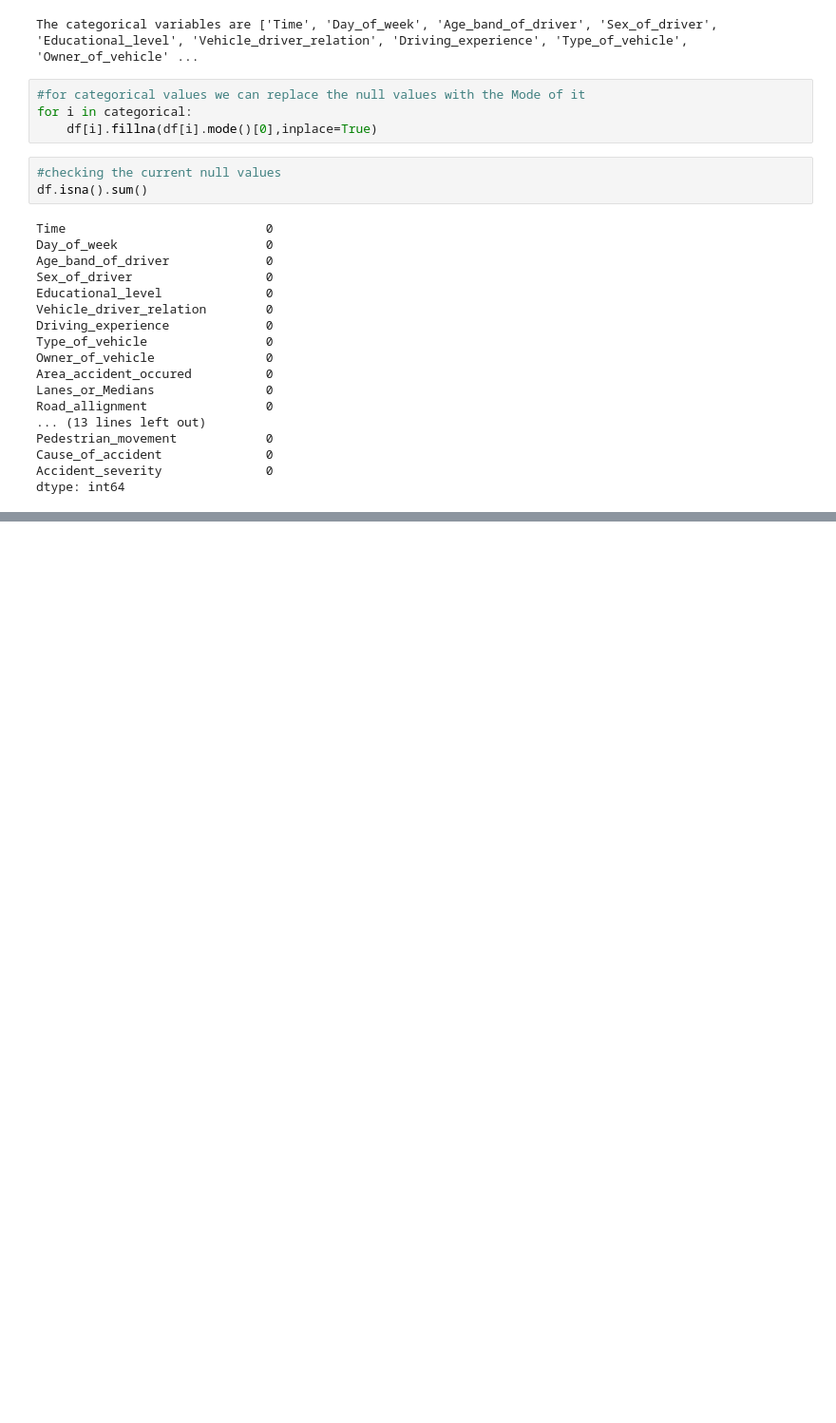
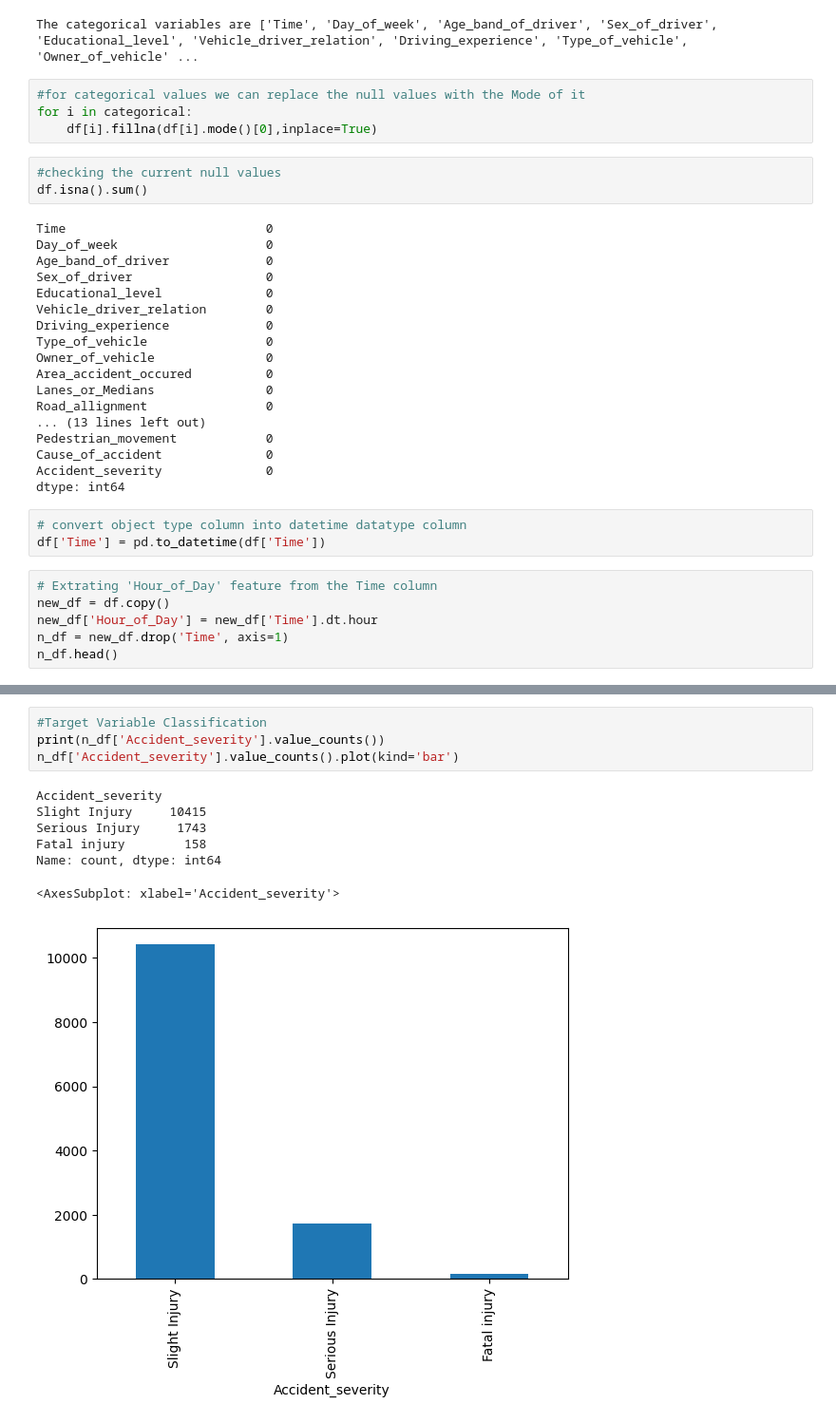
Before and after one commit to dinu-js/RTA-accident-severity-prediction, a Jupyter notebook: main.ipynb, the cells around one changed output, grey strips where cells are left out. Shown at 95% size. Drawn from its saved outputs; the diff is of its cells as text; blank space fills up the shorter version.

```diff
--- a/main.ipynb
+++ b/main.ipynb
@@ -134,3 +143,12 @@ Pedestrian_movement            0
 Cause_of_accident              0
 Accident_severity              0
 dtype: int64
+# %%
+# convert object type column into datetime datatype column
+df['Time'] = pd.to_datetime(df['Time'])
+# %%
+# Extrating 'Hour_of_Day' feature from the Time column
+new_df = df.copy()
+new_df['Hour_of_Day'] = new_df['Time'].dt.hour
+n_df = new_df.drop('Time', axis=1)
+n_df.head()
@@ -136,0 +163,12 @@ dtype: int64
+# %%
+#Target Variable Classification
+print(n_df['Accident_severity'].value_counts())
+n_df['Accident_severity'].value_counts().plot(kind='bar')
+# %% [output]
+Accident_severity
+Slight Injury     10415
+Serious Injury     1743
+Fatal injury        158
+Name: count, dtype: int64
+<AxesSubplot: xlabel='Accident_severity'>
+[figure, added]
```
Also changed, not shown: parts of 5 cells of this notebook.
